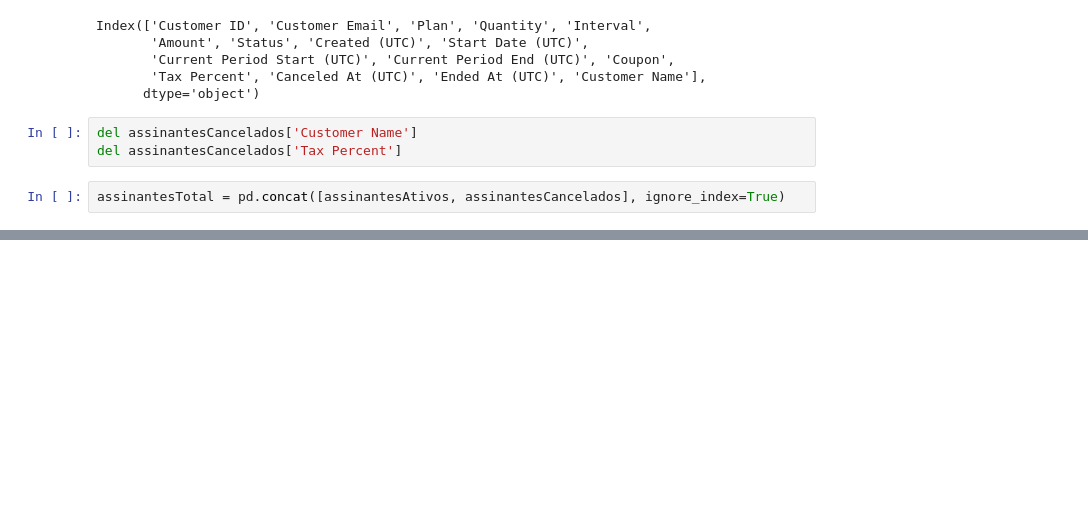
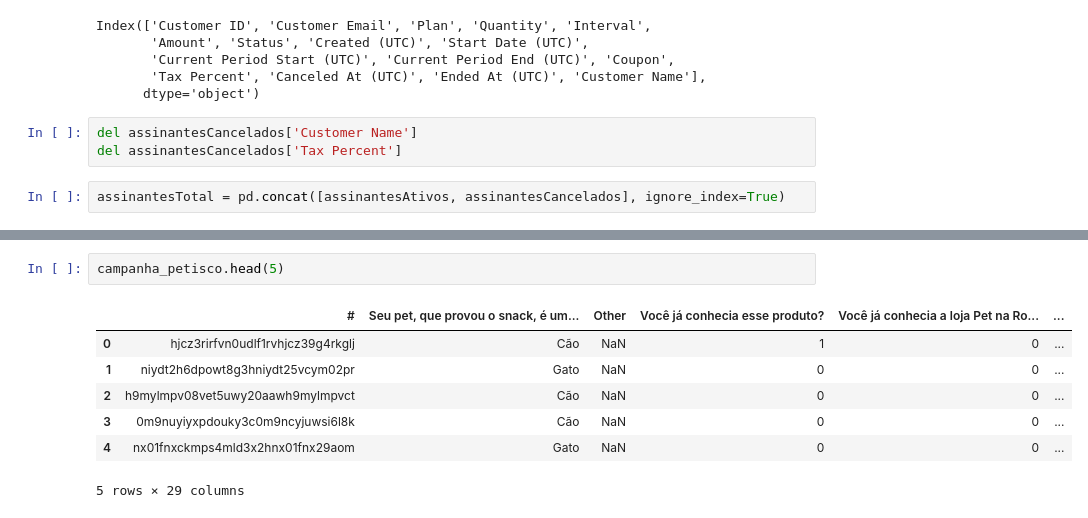
Before and after one commit to Leonardo0liveira/Projeto-BI, a Jupyter notebook: preparacao/preparacao.ipynb, the cells around one changed output, grey strips where cells are left out. Saved outputs shown, nothing was run; the diff lists cells and outputs as text; blank space fills up the shorter version.

```diff
--- a/preparacao/preparacao.ipynb
+++ b/preparacao/preparacao.ipynb
@@ -200,0 +300,10 @@ Tratamento da base de
+# %%
+campanha_petisco.head(5)
+# %% [output]
+|  | # | Seu pet, que provou o snack, é um... | Other | Você já conhecia esse produto? | Você já conhecia a loja Pet na Ro... | ... |
+| 0 | hjcz3rirfvn0udlf1rvhjcz39g4rkglj | Cão | NaN | 1 | 0 | ... |
+| 1 | niydt2h6dpowt8g3hniydt25vcym02pr | Gato | NaN | 0 | 0 | ... |
+| 2 | h9mylmpv08vet5uwy20aawh9mylmpvct | Cão | NaN | 0 | 0 | ... |
+| 3 | 0m9nuyiyxpdouky3c0m9ncyjuwsi6l8k | Cão | NaN | 0 | 0 | ... |
+| 4 | nx01fnxckmps4mld3x2hnx01fnx29aom | Gato | NaN | 0 | 0 | ... |
+5 rows × 29 columns
```
Also changed, not shown: parts of 36 cells of this notebook, 1 other file.
